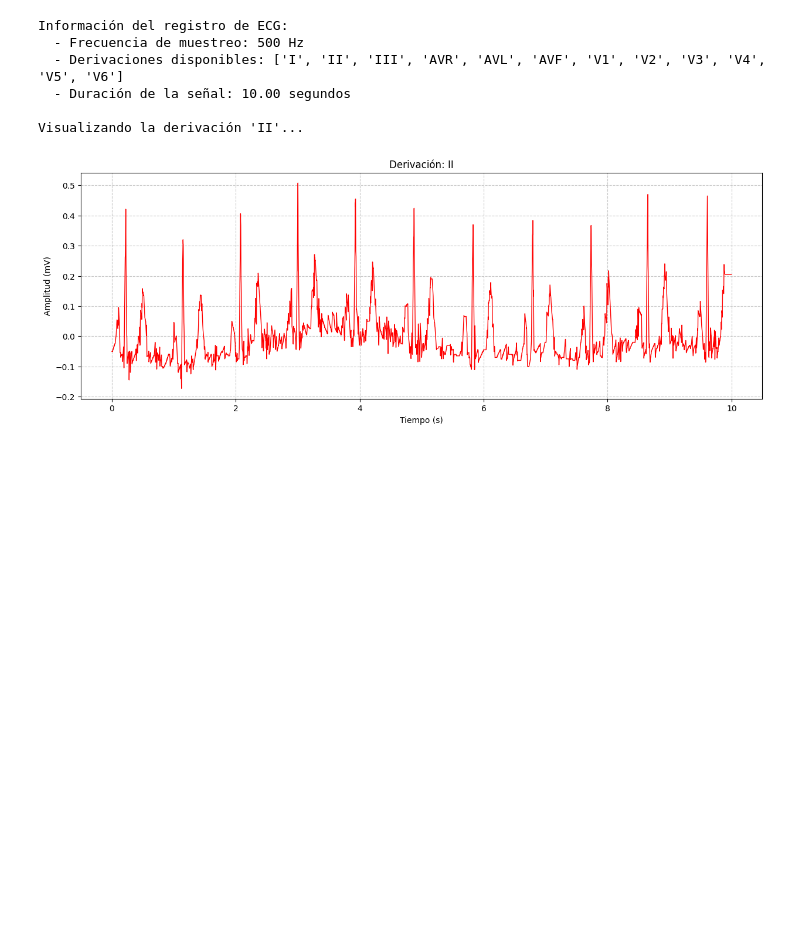
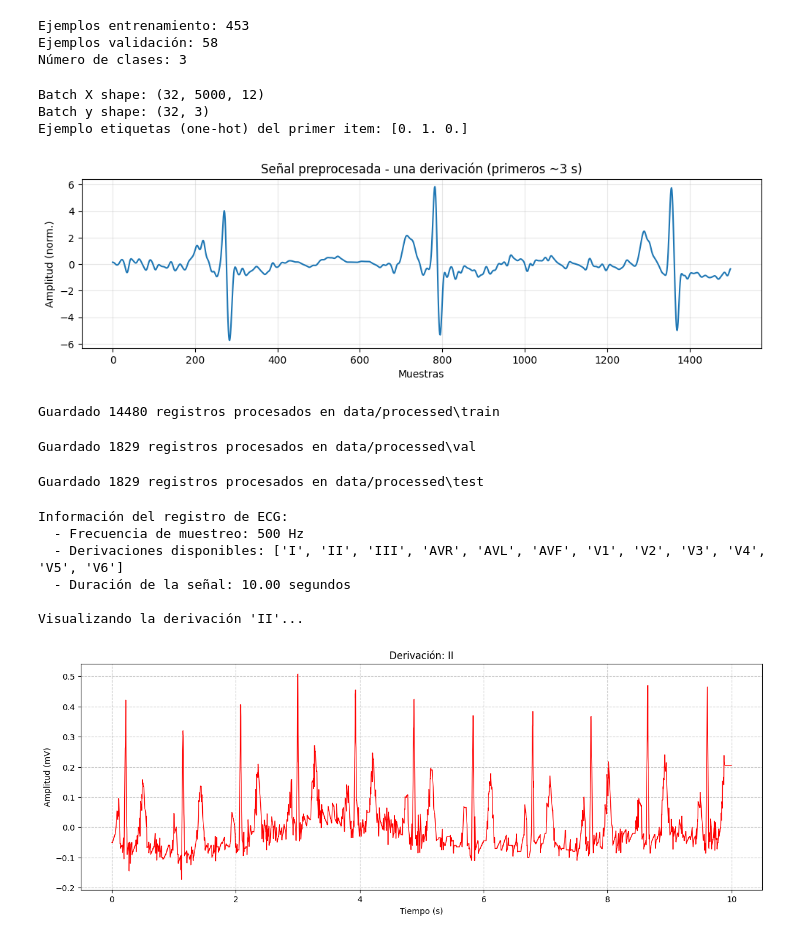
Before and after one commit to Luis-Fernadez-Cardenas/PROYECTO-IA, a Jupyter notebook: notebooks/01_visualizacion.ipynb, the cells around one changed output. Drawn from its saved outputs; the diff is of its cells as text; code cells hidden in the pictures; blank space fills up the shorter version.

Commit message:
Añadiendo nuevas funcionalidades para el preprocesamiento y carga de datos ECG

```diff
--- a/notebooks/01_visualizacion.ipynb
+++ b/notebooks/01_visualizacion.ipynb
@@ -25,3 +76,50 @@ FileNotFoundError: [Errno 2] No such file or directory: 'data/raw/ptbxl_database
+# %%
+from dataloaders import ECGDataGenerator
+
+train_gen = ECGDataGenerator('../data/processed/train', batch_size=32)
+val_gen   = ECGDataGenerator('../data/processed/val', batch_size=32, shuffle=False)
+
+# Directorio de prueba (lo usaremos al final)
+test_dir = '../data/processed/test'
+
+# Confirmación rápida
+print("Ejemplos entrenamiento:", len(train_gen))
+print("Ejemplos validación:", len(val_gen))
+print("Número de clases:", train_gen.n_classes)
+# %% [output]
+Ejemplos entrenamiento: 453
+Ejemplos validación: 58
+Número de clases: 3
+# %%
+# Sanity check: obtener un batch y revisar formas
+Xb, yb = train_gen[0]
+print("Batch X shape:", Xb.shape)   # esperado: (batch_size, 5000, 12)
+print("Batch y shape:", yb.shape)   # esperado: (batch_size, 3) para 3 clases
+print("Ejemplo etiquetas (one-hot) del primer item:", yb[0])
+# %% [output]
+Batch X shape: (32, 5000, 12)
+Batch y shape: (32, 3)
+Ejemplo etiquetas (one-hot) del primer item: [0. 1. 0.]
+# %%
+import matplotlib.pyplot as plt
+plt.figure(figsize=(12,3))
+plt.plot(Xb[0, :1500, 1])  # ~3 s si fs=500; derivación con índice 1
+plt.title("Señal preprocesada - una derivación (primeros ~3 s)")
+plt.xlabel("Muestras"); plt.ylabel("Amplitud (norm.)")
+plt.grid(True, alpha=0.3)
+plt.show()
+# %% [output]
+[figure, added]
+# %%
+from prepare_dataset import crear_dataset_procesado
+
+crear_dataset_procesado(df_train, 'train', base_raw='../data/raw',out_dir='../data/processed')
+crear_dataset_procesado(df_val, 'val', base_raw='../data/raw', out_dir='../data/processed')
+crear_dataset_procesado(df_test, 'test', base_raw='../data/raw', out_dir='../data/processed')
+# %% [output]
+Guardado 14480 registros procesados en data/processed\train
+Guardado 1829 registros procesados en data/processed\val
+Guardado 1829 registros procesados en data/processed\test
 # %%
 
 # Definimos la ruta a nuestros datos en crudo
```
Also changed, not shown: parts of 3 cells of this notebook, 7 other files.
